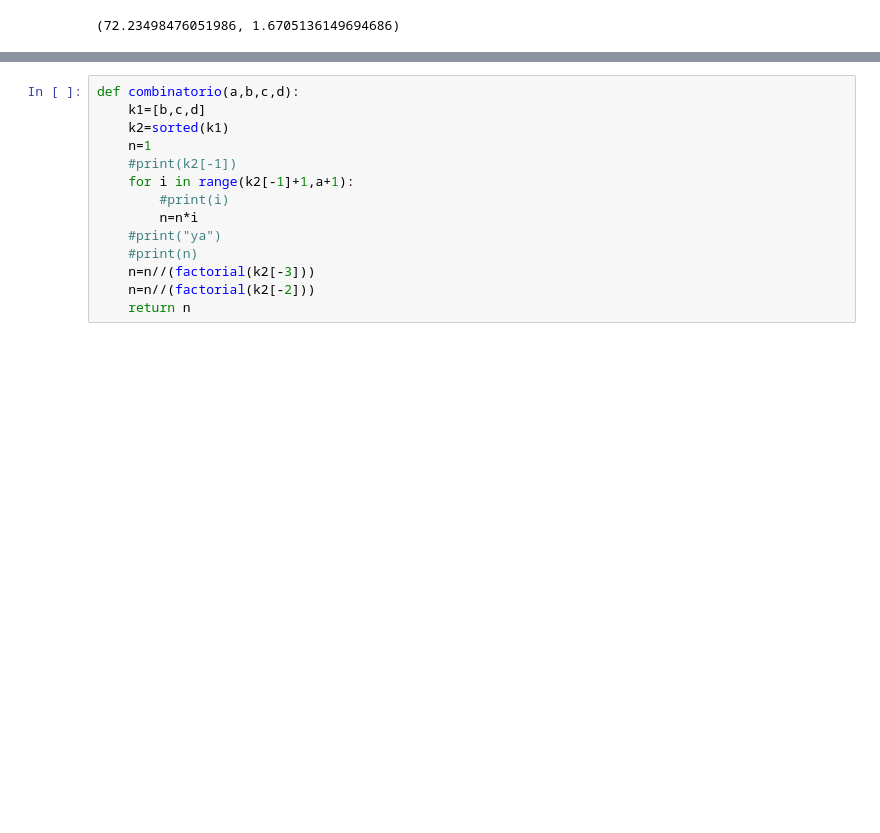
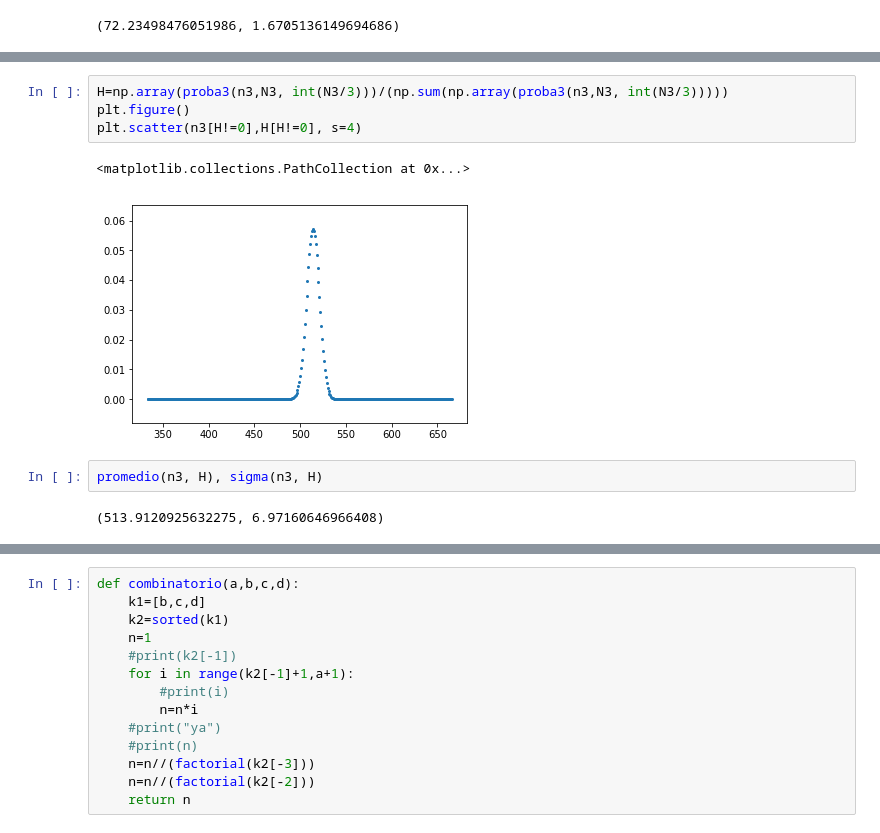
Before and after one commit to SantiagoBeltran/Tarea2FE, a Jupyter notebook: Tarea 2.ipynb, the cells around one changed output, grey strips where cells are left out. Saved outputs shown, nothing was run; the diff lists cells and outputs as text; blank space fills up the shorter version.

```diff
--- a/Tarea 2.ipynb
+++ b/Tarea 2.ipynb
@@ -217,0 +227,11 @@ OverflowError: int too large to convert to float
+# %%
+H=np.array(proba3(n3,N3, int(N3/3)))/(np.sum(np.array(proba3(n3,N3, int(N3/3)))))
+plt.figure()
+plt.scatter(n3[H!=0],H[H!=0], s=4)
+# %% [output]
+<matplotlib.collections.PathCollection at 0x...>
+[figure, added]
+# %%
+promedio(n3, H), sigma(n3, H)
+# %% [output]
+(513.9120925632275, 6.97160646966408)
```
Also changed, not shown: parts of 15 cells of this notebook.
